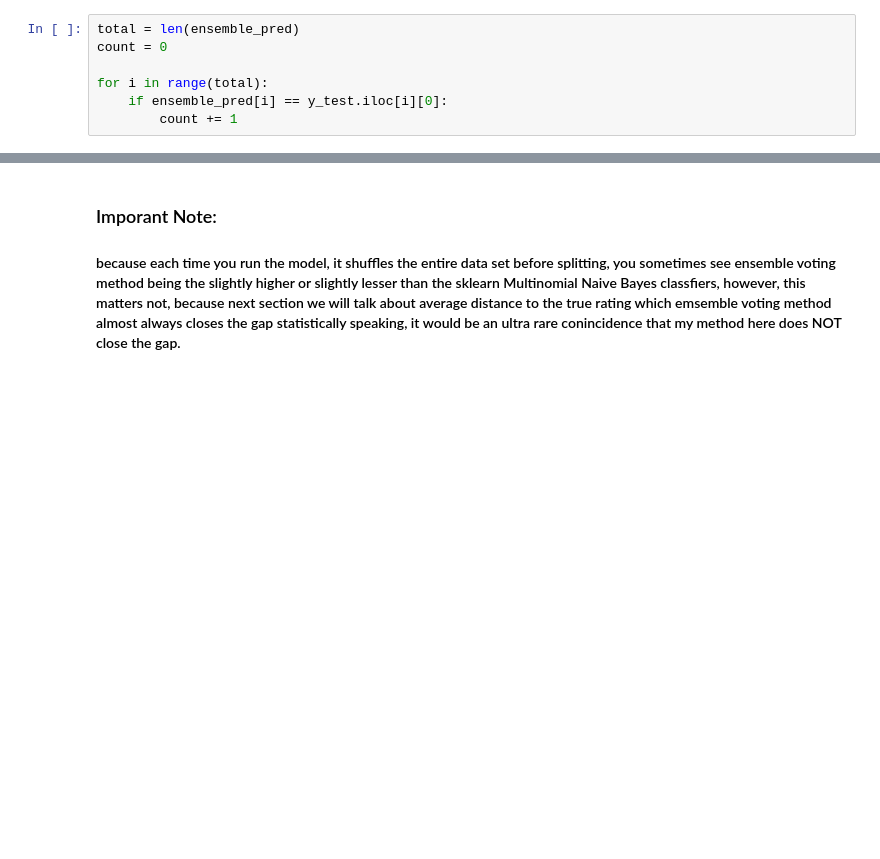
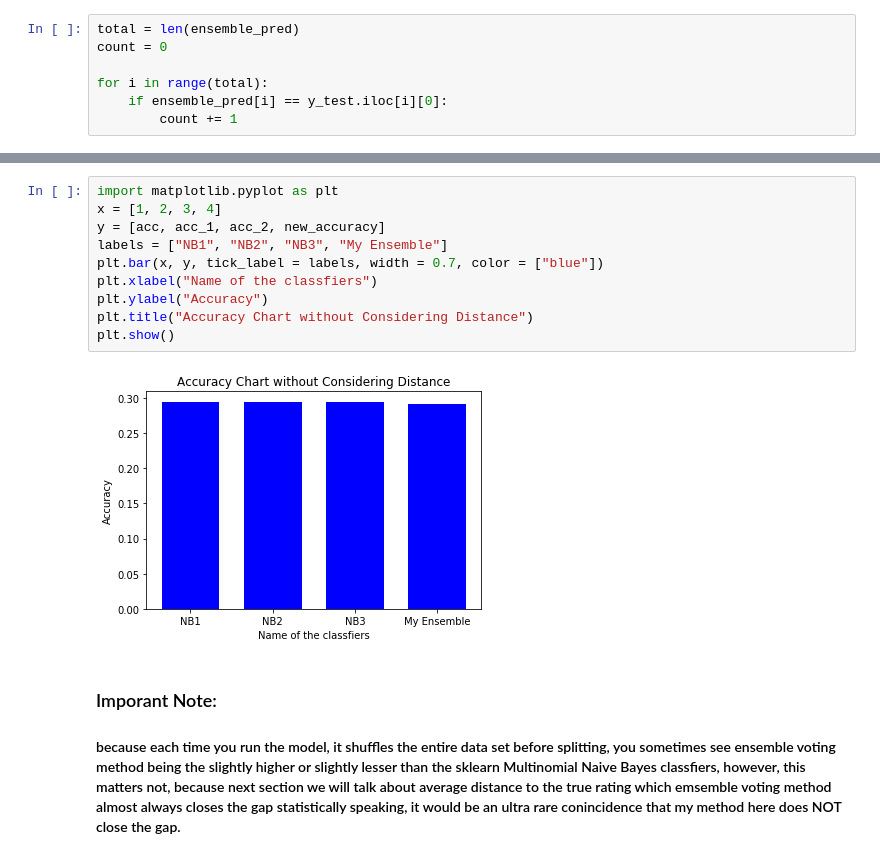
Before and after one commit to HarshDaga/DataMiningTermProject, a Jupyter notebook: Data Mining Term Project - Board Game Geek (Final).ipynb, the cells around one changed output, grey strips where cells are left out. Cells and saved outputs as stored; diff of their text form; blank space fills up the shorter version.

```diff
--- a/Data Mining Term Project - Board Game Geek (Final).ipynb
+++ b/Data Mining Term Project - Board Game Geek (Final).ipynb
@@ -426,3 +449,15 @@ print(new_accuracy)
+# %%
+import matplotlib.pyplot as plt
+x = [1, 2, 3, 4]
+y = [acc, acc_1, acc_2, new_accuracy]
+labels = ["NB1", "NB2", "NB3", "My Ensemble"]
+plt.bar(x, y, tick_label = labels, width = 0.7, color = ["blue"])
+plt.xlabel("Name of the classfiers")
+plt.ylabel("Accuracy")
+plt.title("Accuracy Chart without Considering Distance")
+plt.show()
+# %% [output]
+[figure, added]
 # %% [markdown]
 ### Imporant Note:
 #### because each time you run the model, it shuffles the entire data set before splitting, you sometimes see ensemble voting method being the slightly higher or slightly lesser than the sklearn Multinomial Naive Bayes classfiers, however, this matters not, because next section we will talk about average distance to the true rating which emsemble voting method almost always closes the gap statistically speaking, it would be an ultra rare conincidence that my method here does NOT close the gap.
```
Also changed, not shown: parts of 38 cells of this notebook.
